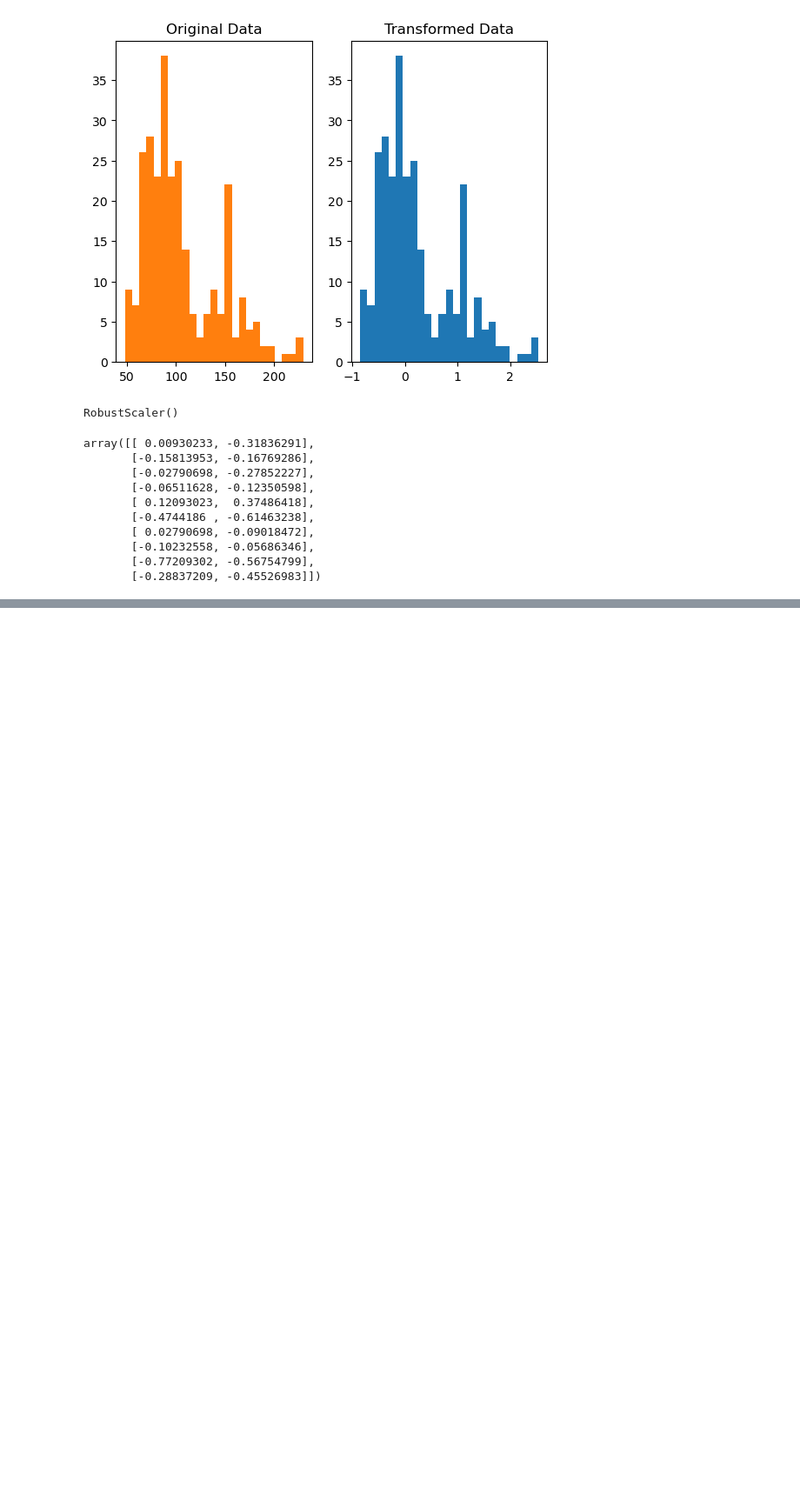
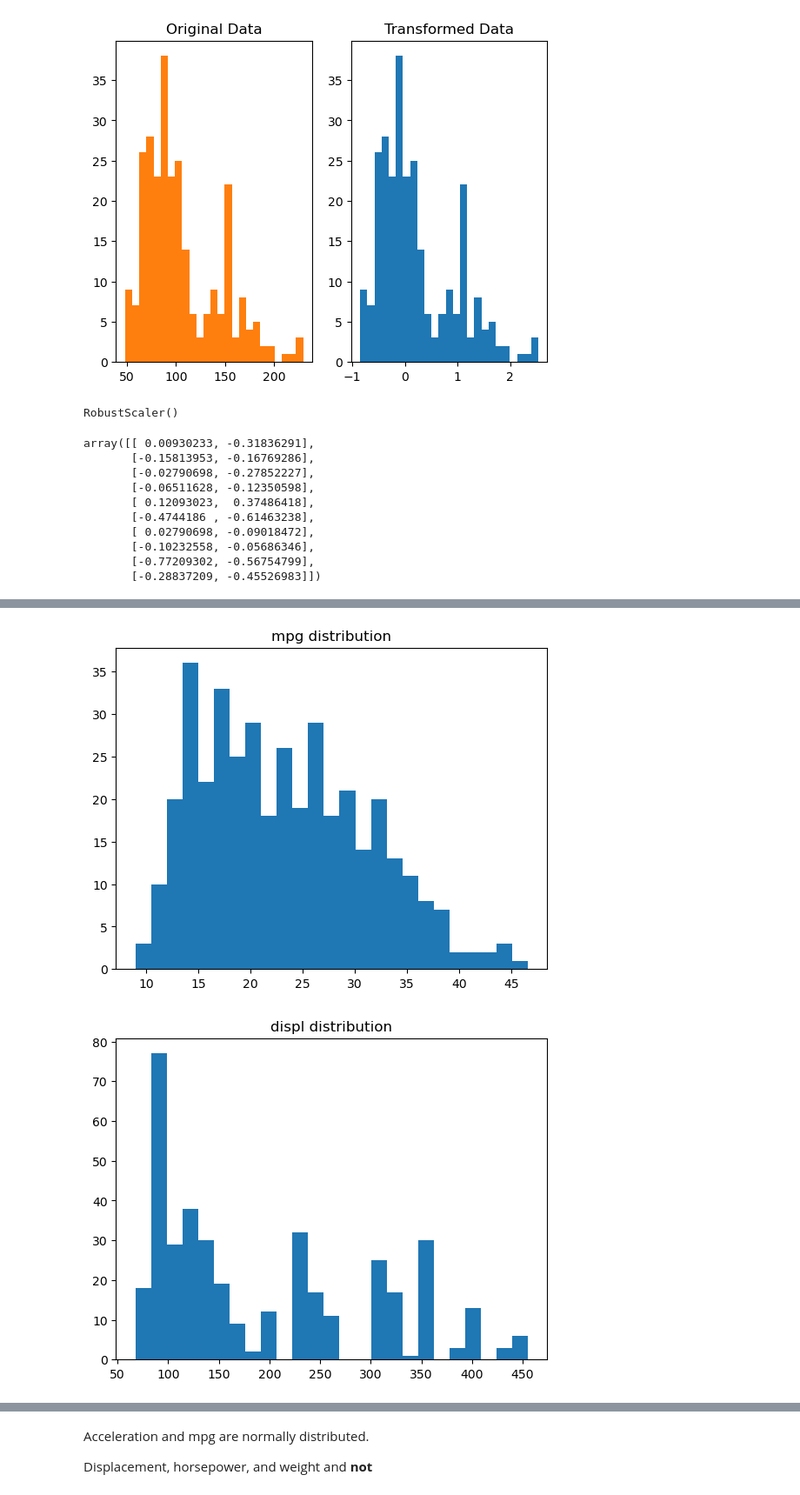
Before and after one commit to shawn-brown12/regression, a Jupyter notebook: regression_notes.ipynb, the cells around one changed output, grey strips where cells are left out. Shown at 87% size. Drawn from its saved outputs; the diff is of its cells as text; code cells hidden in the pictures; blank space fills up the shorter version.

Commit message:
Updated wrangling.py and exercises

```diff
--- a/regression_notes.ipynb
+++ b/regression_notes.ipynb
@@ -419,0 +443,2 @@ array([[ 0.00930233, -0.31836291],
+# %%
+df = wrangling.get_auto_mpg()
@@ -419,0 +481,11 @@ array([[ 0.00930233, -0.31836291],
+# %%
+cont_var = ['mpg', 'displ', 'horsepower', 'weight', 'acc']
+# %%
+for col in cont_var:
+
+    plt.hist(df[col], bins=25)
+    plt.title(f'{col} distribution')
+    plt.show()
+# %% [output]
+[figure, added]
+[figure, added]
@@ -419,0 +495,4 @@ array([[ 0.00930233, -0.31836291],
+# %% [markdown]
+Acceleration and mpg are normally distributed.
+
+Displacement, horsepower, and weight and **not**
```
Also changed, not shown: parts of 29 cells of this notebook, 4 other files.
